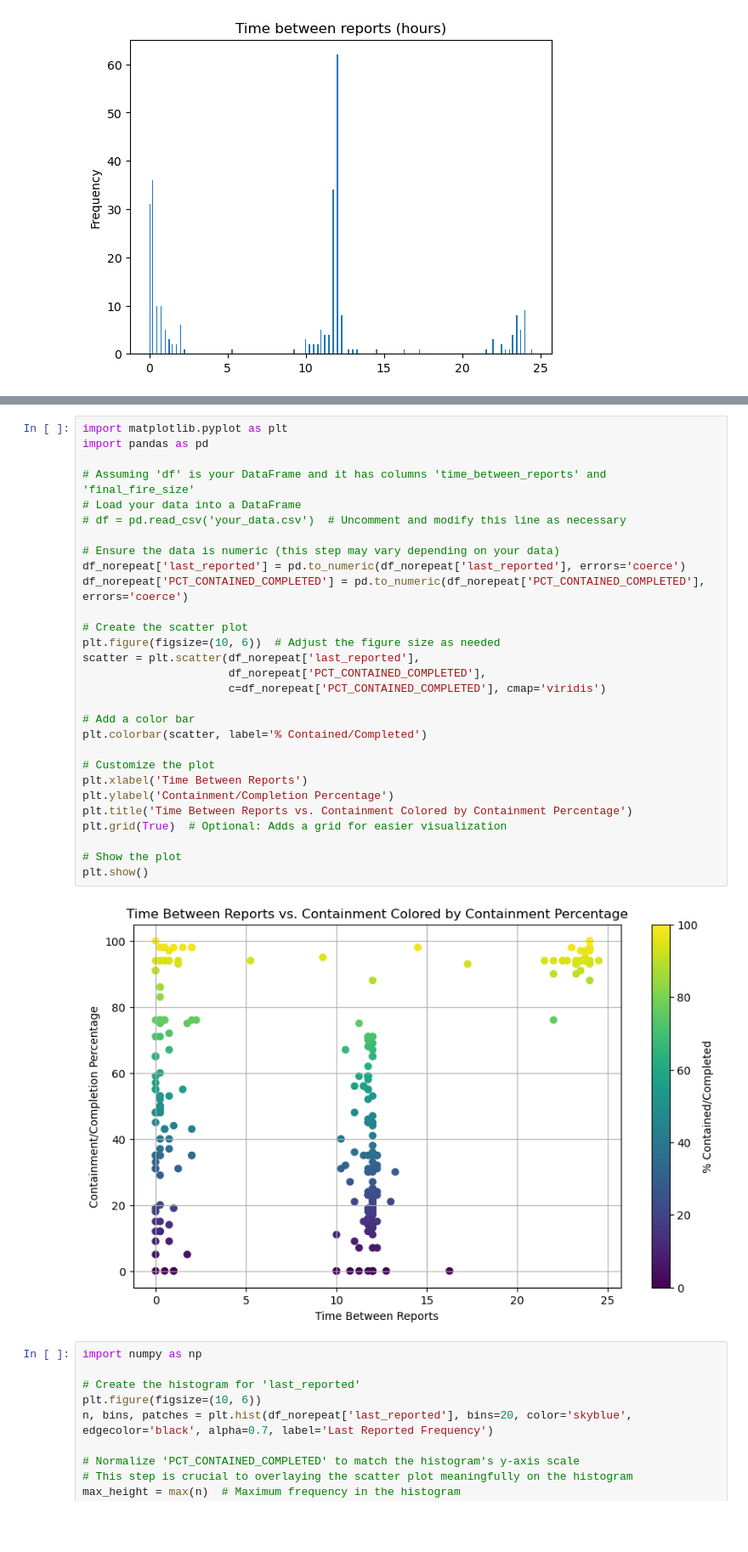
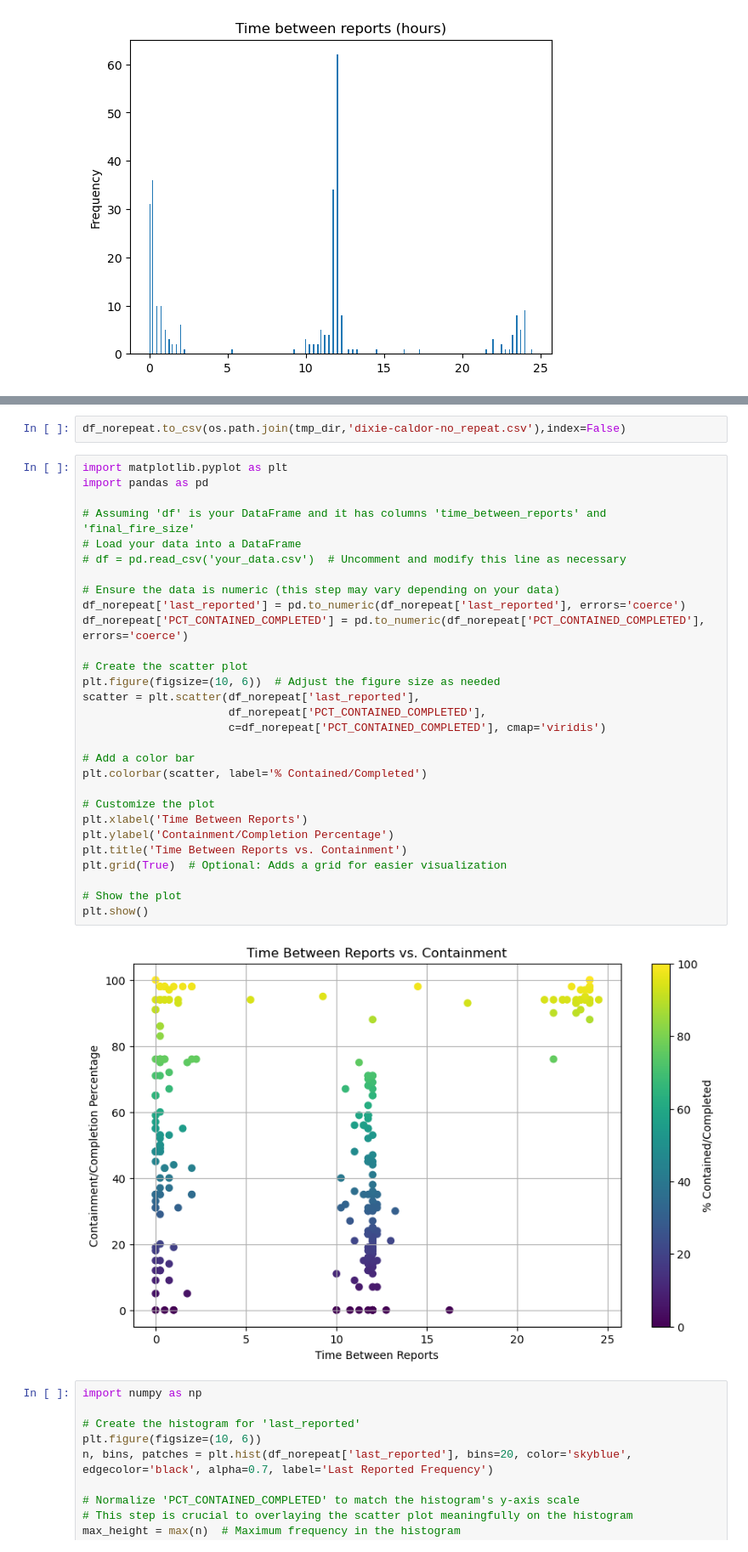
Before and after one commit to lucap1211/EA_fire_project, a Jupyter notebook: dixie-caldor-clean-and-rework-current-threat.ipynb, the cells around one changed output, grey strips where cells are left out. Shown at 85% size. Drawn from its saved outputs; the diff is of its cells as text; blank space fills up the shorter version.

```diff
--- a/dixie-caldor-clean-and-rework-current-threat.ipynb
+++ b/dixie-caldor-clean-and-rework-current-threat.ipynb
@@ -110,34 +96,36 @@ Name: PCT_CONTAINED_COMPLETED, Length: 276, dtype: float64
+# %%
+df_norepeat.to_csv(os.path.join(tmp_dir,'dixie-caldor-no_repeat.csv'),index=False)
 # %%
 import matplotlib.pyplot as plt
 import pandas as pd
 
 # Assuming 'df' is your DataFrame and it has columns 'time_between_reports' and 'final_fire_size'
 # Load your data into a DataFrame
 # df = pd.read_csv('your_data.csv')  # Uncomment and modify this line as necessary
 
 # Ensure the data is numeric (this step may vary depending on your data)
 df_norepeat['last_reported'] = pd.to_numeric(df_norepeat['last_reported'], errors='coerce')
 df_norepeat['PCT_CONTAINED_COMPLETED'] = pd.to_numeric(df_norepeat['PCT_CONTAINED_COMPLETED'], errors='coerce')
 
 # Create the scatter plot
 plt.figure(figsize=(10, 6))  # Adjust the figure size as needed
 scatter = plt.scatter(df_norepeat['last_reported'],
                       df_norepeat['PCT_CONTAINED_COMPLETED'],
                       c=df_norepeat['PCT_CONTAINED_COMPLETED'], cmap='viridis')
 
 # Add a color bar
 plt.colorbar(scatter, label='% Contained/Completed')
 
 # Customize the plot
 plt.xlabel('Time Between Reports')
 plt.ylabel('Containment/Completion Percentage')
-plt.title('Time Between Reports vs. Containment Colored by Containment Percentage')
+plt.title('Time Between Reports vs. Containment')
 plt.grid(True)  # Optional: Adds a grid for easier visualization
 
 # Show the plot
 plt.show()
 # %% [output]
-[figure, old version]
+[figure, new version]
 # %%
 import numpy as np
 
```
Also changed, not shown: parts of 3 cells of this notebook, 1 other file.
